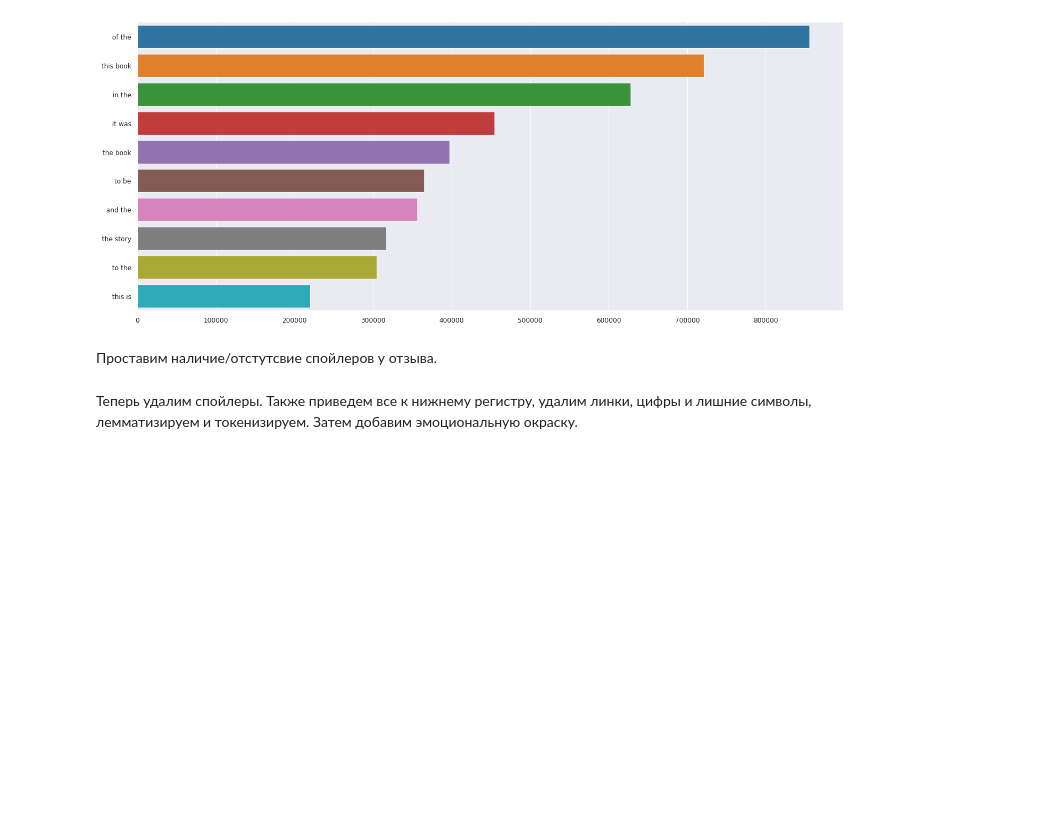
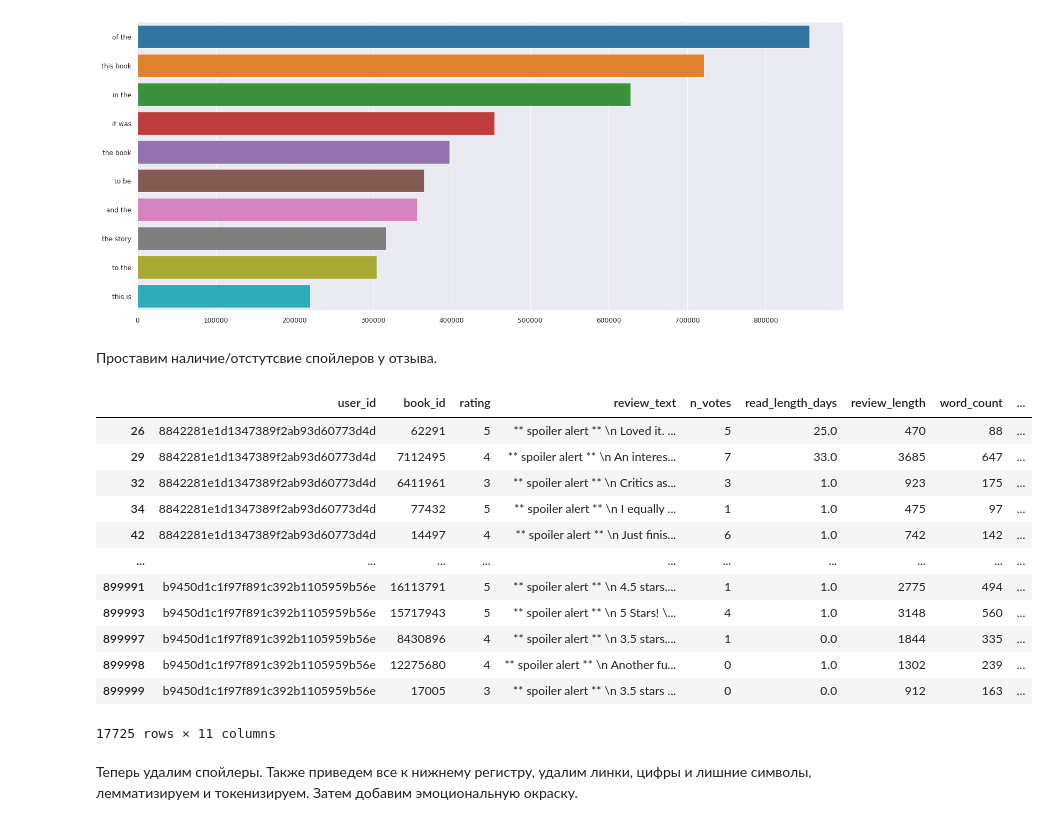
Before and after one commit to sadevans/DS_ML_tasks, a Jupyter notebook: goodreads_new.ipynb, the cells around one changed output. Cells and saved outputs as stored; diff of their text form; code cells hidden in the pictures; blank space fills up the shorter version.

```diff
--- a/goodreads_new.ipynb
+++ b/goodreads_new.ipynb
@@ -527,0 +623,2 @@ df_test_text.to_csv('/content/drive/MyDrive/BooksReview/test_text.csv', index =
+# %%
+df = pd.read_csv('/content/drive/MyDrive/BooksReview/train_text.csv')
@@ -650,3 +747,20 @@ df_text[df_text['spoil'] == 1]
+# %%
+df['spoil'] = if_spoiler(df['review_text'])
+df[df['spoil'] == 1]
+# %% [output]
+|  | user_id | book_id | rating | review_text | n_votes | read_length_days | review_length | word_count | ... |
+| 26 | 8842281e1d1347389f2ab93d60773d4d | 62291 | 5 | ** spoiler alert ** \n Loved it. ... | 5 | 25.0 | 470 | 88 | ... |
+| 29 | 8842281e1d1347389f2ab93d60773d4d | 7112495 | 4 | ** spoiler alert ** \n An interes... | 7 | 33.0 | 3685 | 647 | ... |
+| 32 | 8842281e1d1347389f2ab93d60773d4d | 6411961 | 3 | ** spoiler alert ** \n Critics as... | 3 | 1.0 | 923 | 175 | ... |
+| 34 | 8842281e1d1347389f2ab93d60773d4d | 77432 | 5 | ** spoiler alert ** \n I equally ... | 1 | 1.0 | 475 | 97 | ... |
+| 42 | 8842281e1d1347389f2ab93d60773d4d | 14497 | 4 | ** spoiler alert ** \n Just finis... | 6 | 1.0 | 742 | 142 | ... |
+| ... | ... | ... | ... | ... | ... | ... | ... | ... | ... |
+| 899991 | b9450d1c1f97f891c392b1105959b56e | 16113791 | 5 | ** spoiler alert ** \n 4.5 stars.... | 1 | 1.0 | 2775 | 494 | ... |
+| 899993 | b9450d1c1f97f891c392b1105959b56e | 15717943 | 5 | ** spoiler alert ** \n 5 Stars! \... | 4 | 1.0 | 3148 | 560 | ... |
+| 899997 | b9450d1c1f97f891c392b1105959b56e | 8430896 | 4 | ** spoiler alert ** \n 3.5 stars.... | 1 | 0.0 | 1844 | 335 | ... |
+| 899998 | b9450d1c1f97f891c392b1105959b56e | 12275680 | 4 | ** spoiler alert ** \n Another fu... | 0 | 1.0 | 1302 | 239 | ... |
+| 899999 | b9450d1c1f97f891c392b1105959b56e | 17005 | 3 | ** spoiler alert ** \n 3.5 stars ... | 0 | 0.0 | 912 | 163 | ... |
+17725 rows × 11 columns
 # %%
 # df_test_text.to_csv(r'/kaggle/working/test_text_new.csv', index = False)
 # df_text.to_csv('/kaggle/working/train_text_new.csv', index = False)
```
Also changed, not shown: parts of 108 cells of this notebook.
